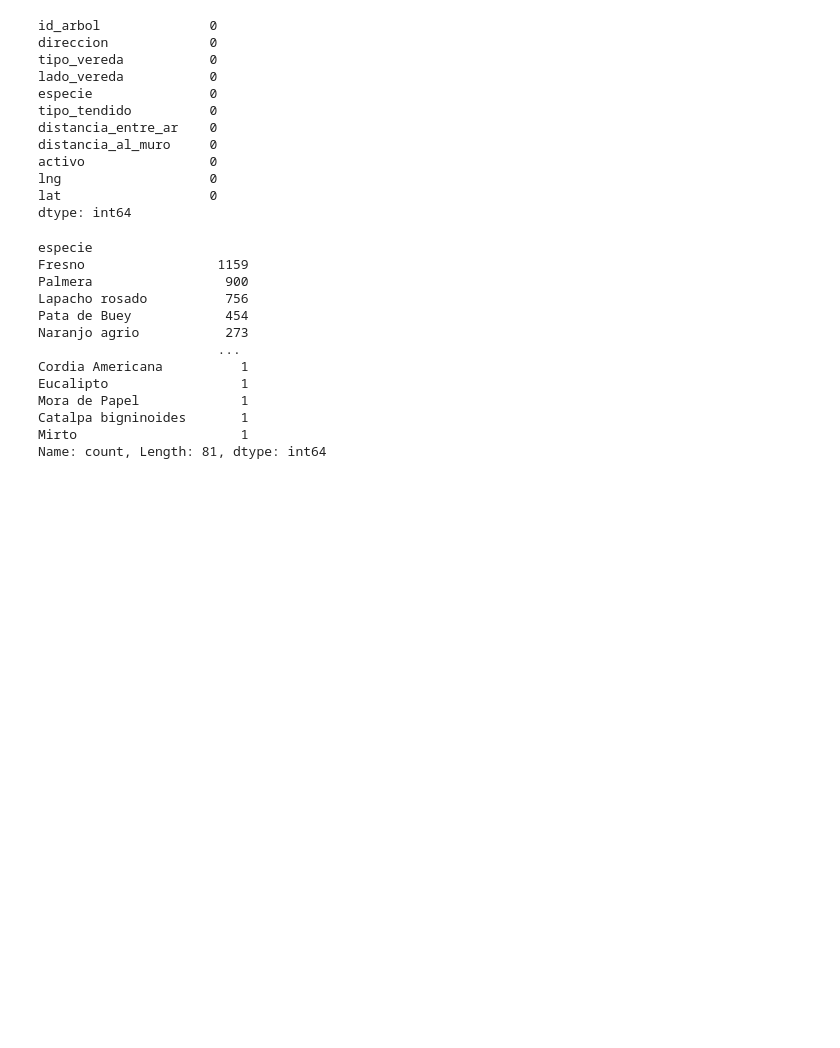
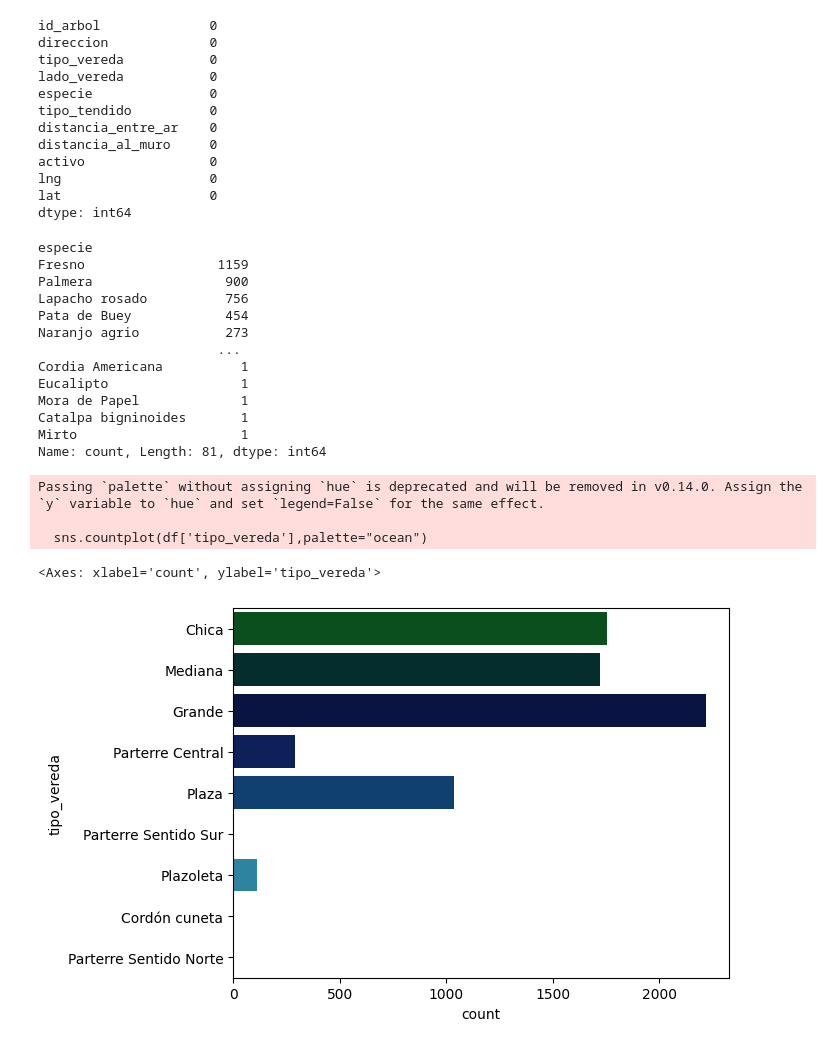
Before and after one commit to JonatanCabrera27/Datathon-2024, a Jupyter notebook: zonasVerdes.ipynb, the cells around one changed output. Saved outputs shown, nothing was run; the diff lists cells and outputs as text; code cells hidden in the pictures; blank space fills up the shorter version.

```diff
--- a/zonasVerdes.ipynb
+++ b/zonasVerdes.ipynb
@@ -41,7 +43,9 @@ memory usage: 565.0+ KB
 # %%
 # Función para convertir latitud o longitud
 def convertir_coordenadas(coord_str):
-    return float(coord_str.replace('.', ''))
+    coord_str = coord_str.replace('.', '')
+    coord_str = coord_str[:3] + '.' + coord_str[3:]
+    return float(coord_str)
 # %%
 # Aplicar la función a las columnas 'latitud' y 'longitud'
 df['lat'] = df['lat'].apply(convertir_coordenadas)
@@ -93,3 +111,15 @@ Mora de Papel             1
 Catalpa bigninoides       1
 Mirto                     1
 Name: count, Length: 81, dtype: int64
+# %%
+#Graficos estadisticos
+import matplotlib.pyplot as plt
+import seaborn as sns
+
+sns.countplot(df['tipo_vereda'],palette="ocean")
+# %% [output]
+Passing `palette` without assigning `hue` is deprecated and will be removed in v0.14.0. Assign the `y` variable to `hue` and set `legend=False` for the same effect.
+
+  sns.countplot(df['tipo_vereda'],palette="ocean")
+<Axes: xlabel='count', ylabel='tipo_vereda'>
+[figure, added]
```
Also changed, not shown: parts of 12 cells of this notebook, 1 other file.
